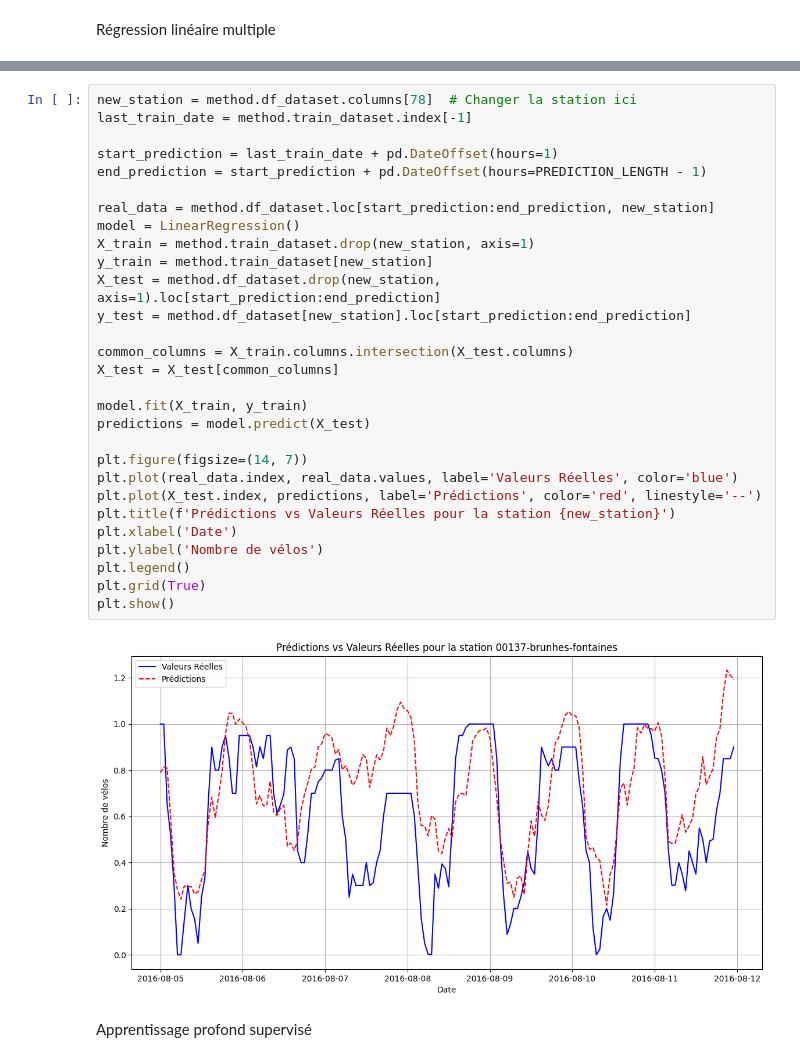
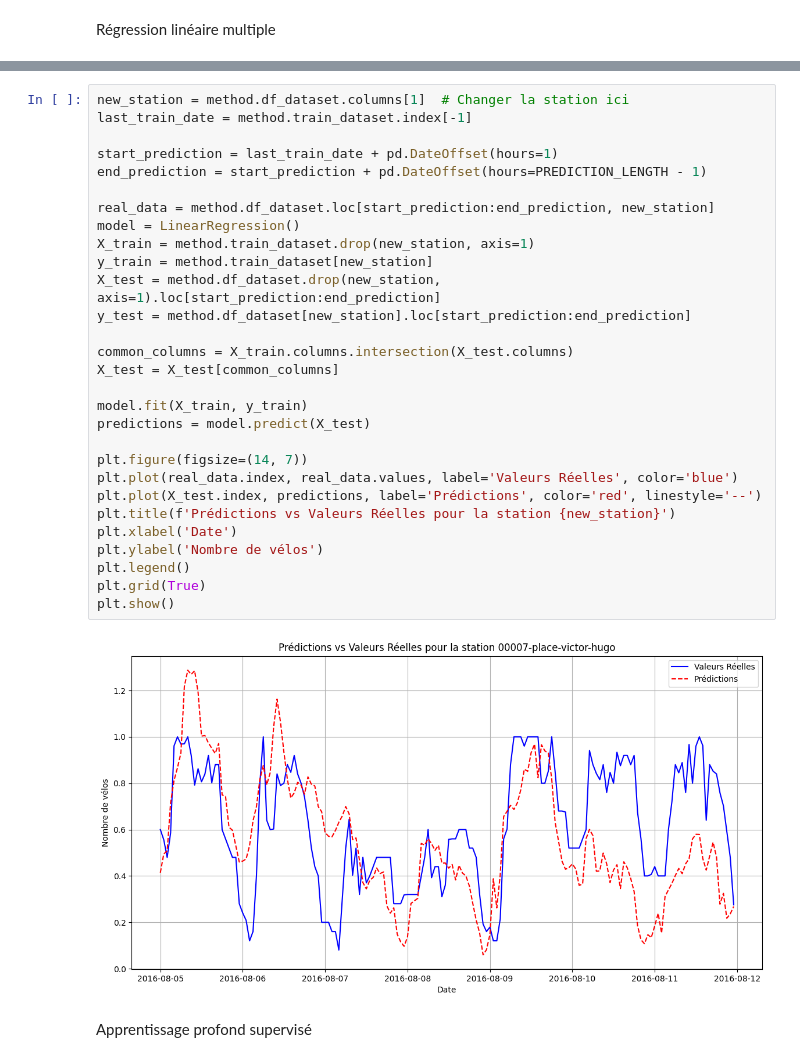
Before and after one commit to Myuketsu/Time-series-predictions-on-bike-station-sensor-networks, a Jupyter notebook: test.ipynb, the cells around one changed output, grey strips where cells are left out. Saved outputs shown, nothing was run; the diff lists cells and outputs as text.

```diff
--- a/test.ipynb
+++ b/test.ipynb
@@ -317,34 +332,34 @@ MSE pour les prédictions sur la station 00007-place-victor-hugo: 0.068998626341
 # %%
-new_station = method.df_dataset.columns[78]  # Changer la station ici
+new_station = method.df_dataset.columns[1]  # Changer la station ici
 last_train_date = method.train_dataset.index[-1]
 
 start_prediction = last_train_date + pd.DateOffset(hours=1)
 end_prediction = start_prediction + pd.DateOffset(hours=PREDICTION_LENGTH - 1)
 
 real_data = method.df_dataset.loc[start_prediction:end_prediction, new_station]
 model = LinearRegression()
 X_train = method.train_dataset.drop(new_station, axis=1)
 y_train = method.train_dataset[new_station]
 X_test = method.df_dataset.drop(new_station, axis=1).loc[start_prediction:end_prediction]
 y_test = method.df_dataset[new_station].loc[start_prediction:end_prediction]
 
 common_columns = X_train.columns.intersection(X_test.columns)
 X_test = X_test[common_columns]
 
 model.fit(X_train, y_train)
 predictions = model.predict(X_test)
 
 plt.figure(figsize=(14, 7))
 plt.plot(real_data.index, real_data.values, label='Valeurs Réelles', color='blue')
 plt.plot(X_test.index, predictions, label='Prédictions', color='red', linestyle='--')
 plt.title(f'Prédictions vs Valeurs Réelles pour la station {new_station}')
 plt.xlabel('Date')
 plt.ylabel('Nombre de vélos')
 plt.legend()
 plt.grid(True)
 plt.show()
 # %% [output]
-[figure, old version]
+[figure, new version]
 # %% [markdown]
 Apprentissage profond supervisé
 # %%
```
Also changed, not shown: parts of 9 cells of this notebook, 1 other file.
